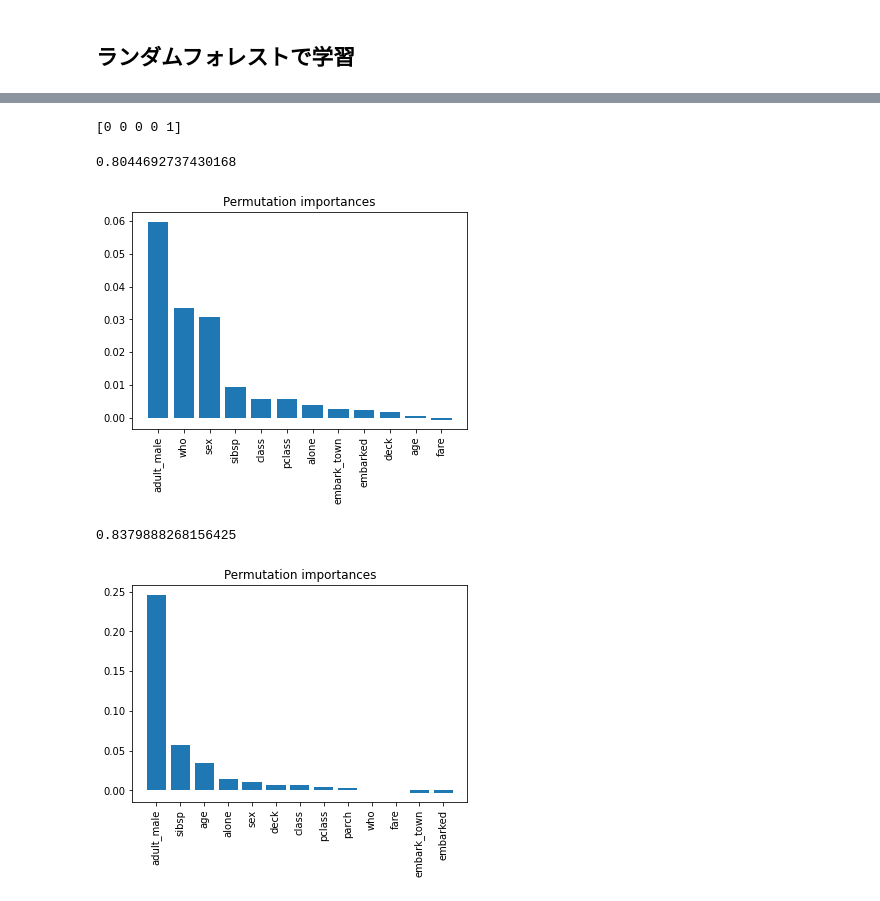
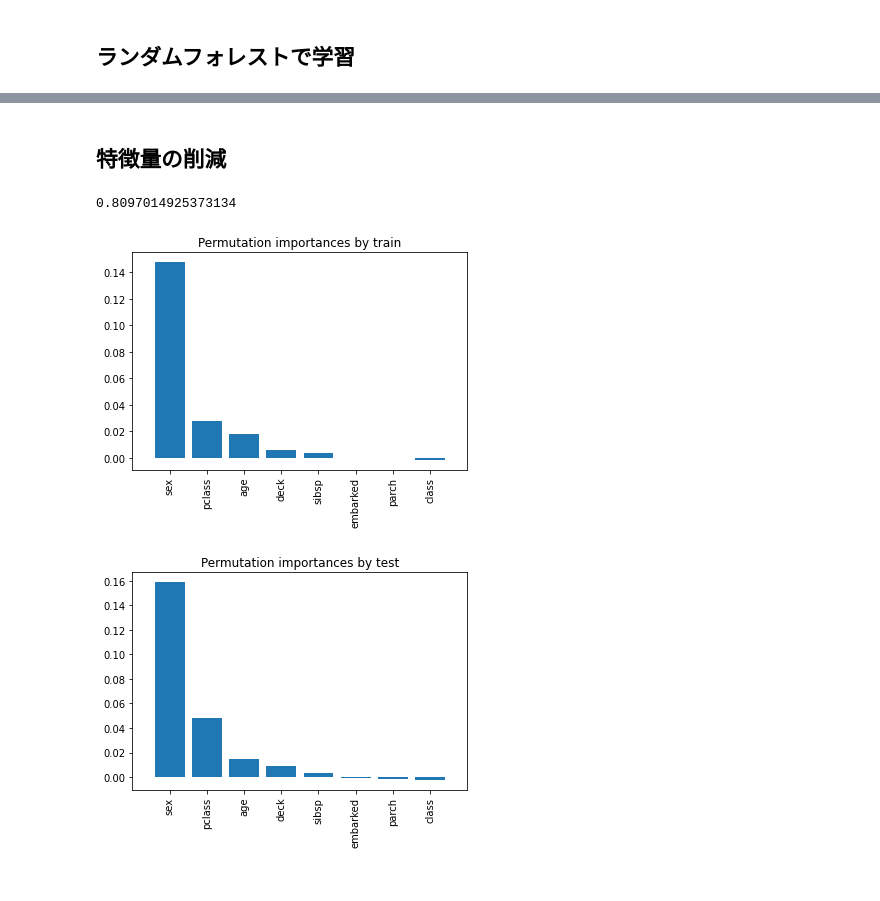
Before and after one commit to yagiyuki/axross, a Jupyter notebook: Permutation_Importance.ipynb, the cells around one changed output, grey strips where cells are left out. Cells and saved outputs as stored; diff of their text form; code cells hidden in the pictures.

```diff
--- a/Permutation_Importance.ipynb
+++ b/Permutation_Importance.ipynb
@@ -129,5 +188,5 @@ X = df.drop(['survived', 'alive'], axis=1)
 # 目的変数はsurvivedとする。
 y = df['survived'].values
 # %%
-# 学習データ: テストデータ=8:2で分割する
-X_train, X_test, y_train, y_test = train_test_split(X, y, test_size=0.2, random_state=42, stratify=y)
+# 学習データ: テストデータ=7:3で分割する
+X_train, X_test, y_train, y_test = train_test_split(X, y, test_size=0.3, random_state=42, stratify=y)
@@ -134,7 +210,7 @@ X_train, X_test, y_train, y_test = train_test_split(X, y, test_size=0.2, random_
 # %% [markdown]
 ## ランダムフォレストで学習
 # %%
-clf = RandomForestClassifier(n_estimators=100, max_depth=5, random_state=0)
+clf = RandomForestClassifier(n_estimators=100, max_depth=2, random_state=42)
 # %%
 clf.fit(X_train, y_train)
 y_pred = clf.predict(X_test)
@@ -178,13 +293,12 @@ plt.show()
+# %% [markdown]
+## 特徴量の削減
 # %%
-X_train = X_train.drop(["parch"], axis=1)
-X_test = X_test.drop(["parch"], axis=1)
+drop_list = ["fare"]
+X_train_2 = X_train.drop(drop_list, axis=1)
+X_test_2 = X_test.drop(drop_list, axis=1)
 # %%
-clf.fit(X_train, y_train)
-y_pred = clf.predict(X_test)
-print(y_pred[:5])
+clf.fit(X_train_2, y_train)
+y_pred = clf.predict(X_test_2)
+accuracy_score(y_test, y_pred)
 # %% [output]
-[0 0 0 0 1]
+0.8097014925373134
-# %%
-accuracy_score(y_test, y_pred)
-# %% [output]
-0.8044692737430168
@@ -194,14 +305,26 @@ permutation_result = permutation_importance(clf, X_test, y_test, n_repeats=10,
 # %%
-import numpy as np
-import matplotlib.pyplot as plt
 
-importances = permutation_result.importances_mean # ここをかえるだけ
+""" 学習データに対する評価 """
+permutation_result = permutation_importance(clf, X_train_2, y_train, n_repeats=10, random_state=0)
+importances = permutation_result.importances_mean
 indices = np.argsort(importances)[::-1]
 plt.figure()
-plt.title("Permutation importances")
-plt.bar(range(X_test.shape[1]), importances[indices], align="center")
-plt.xticks(range(X_test.shape[1]), X_test.columns[indices], rotation='vertical')
-plt.xlim([-1, X_test.shape[1]])
+plt.title("Permutation importances by train")
+plt.bar(range(X_test_2.shape[1]), importances[indices], align="center")
+plt.xticks(range(X_test_2.shape[1]), X_test_2.columns[indices], rotation='vertical')
+plt.xlim([-1, X_test_2.shape[1]])
+
+""" テストデータに対する評価 """
+permutation_result = permutation_importance(clf, X_test_2, y_test, n_repeats=10,
+                                random_state=0)
+importances = permutation_result.importances_mean
+indices = np.argsort(importances)[::-1]
+plt.figure()
+plt.title("Permutation importances by test")
+plt.bar(range(X_test_2.shape[1]), importances[indices], align="center")
+plt.xticks(range(X_test_2.shape[1]), X_test_2.columns[indices], rotation='vertical')
+plt.xlim([-1, X_test_2.shape[1]])
 plt.show()
 # %% [output]
-[figure, old version]
+[figure, new version]
+[figure, added]
@@ -211,8 +330,0 @@ X_train, X_test, y_train, y_test = train_test_split(X, y, test_size=0.2, random_
-# %%
-from sklearn.linear_model import LogisticRegression
-clf = LogisticRegression(C=2.0, max_iter=500)
-clf.fit(X_train, y_train)
-y_pred = clf.predict(X_test)
-accuracy_score(y_test, y_pred)
-# %% [output]
-0.8379888268156425
@@ -222,14 +330,0 @@ permutation_result = permutation_importance(clf, X_test, y_test, n_repeats=10,
-# %%
-import numpy as np
-import matplotlib.pyplot as plt
-
-importances = permutation_result.importances_mean # ここをかえるだけ
-indices = np.argsort(importances)[::-1]
-plt.figure()
-plt.title("Permutation importances")
-plt.bar(range(X_test.shape[1]), importances[indices], align="center")
-plt.xticks(range(X_test.shape[1]), X_test.columns[indices], rotation='vertical')
-plt.xlim([-1, X_test.shape[1]])
-plt.show()
-# %% [output]
-[figure, removed]
```
Also changed, not shown: parts of 39 cells of this notebook.
